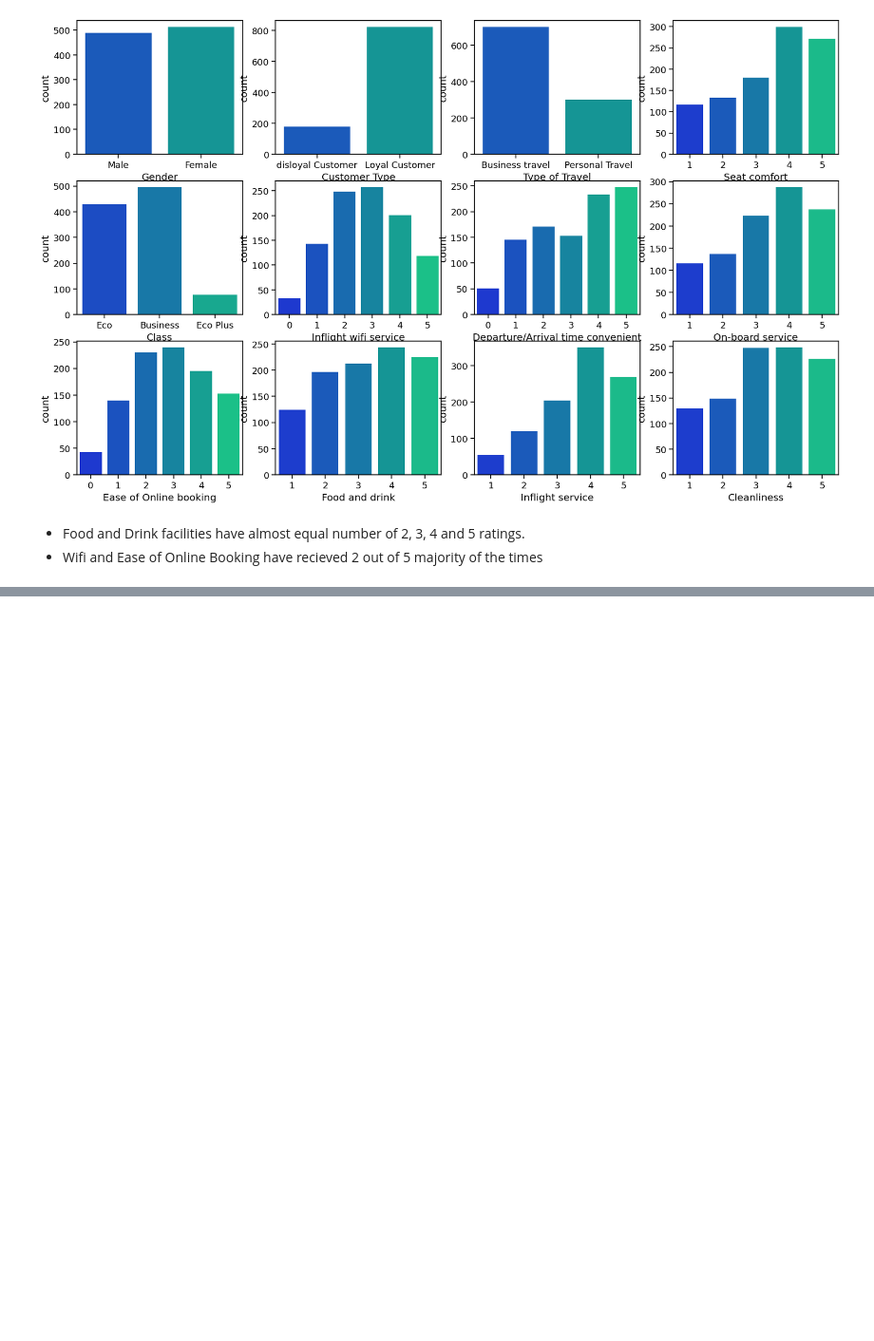
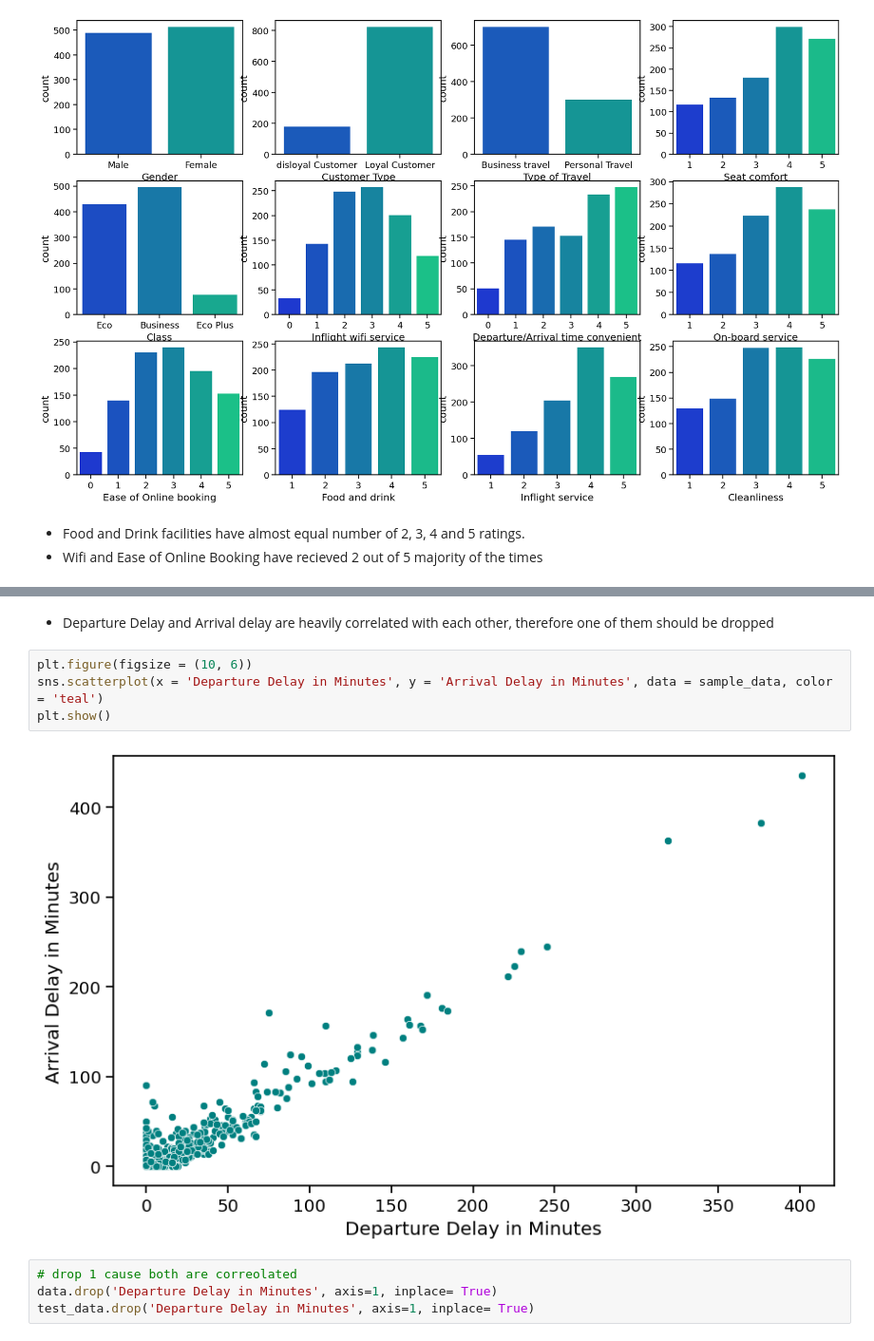
Before and after one commit to ortizfram/Airline-Passenger-Satisfaction, a Jupyter notebook: Airline_passengers_satisfaction.ipynb, the cells around one changed output, grey strips where cells are left out. Shown at 95% size. Saved outputs shown, nothing was run; the diff lists cells and outputs as text; blank space fills up the shorter version.

```diff
--- a/Airline_passengers_satisfaction.ipynb
+++ b/Airline_passengers_satisfaction.ipynb
@@ -138,0 +148,12 @@ sns.countplot(x = 'Cleanliness', data = sample_data, palette= 'winter', ax = axe
+# %% [markdown]
+- Departure Delay and Arrival delay are heavily correlated with each other, therefore one of them should be dropped
+# %%
+plt.figure(figsize = (10, 6))
+sns.scatterplot(x = 'Departure Delay in Minutes', y = 'Arrival Delay in Minutes', data = sample_data, color = 'teal')
+plt.show()
+# %% [output]
+[figure, added]
+# %%
+# drop 1 cause both are correolated
+data.drop('Departure Delay in Minutes', axis=1, inplace= True)
+test_data.drop('Departure Delay in Minutes', axis=1, inplace= True)
```
Also changed, not shown: parts of 2 cells of this notebook.
